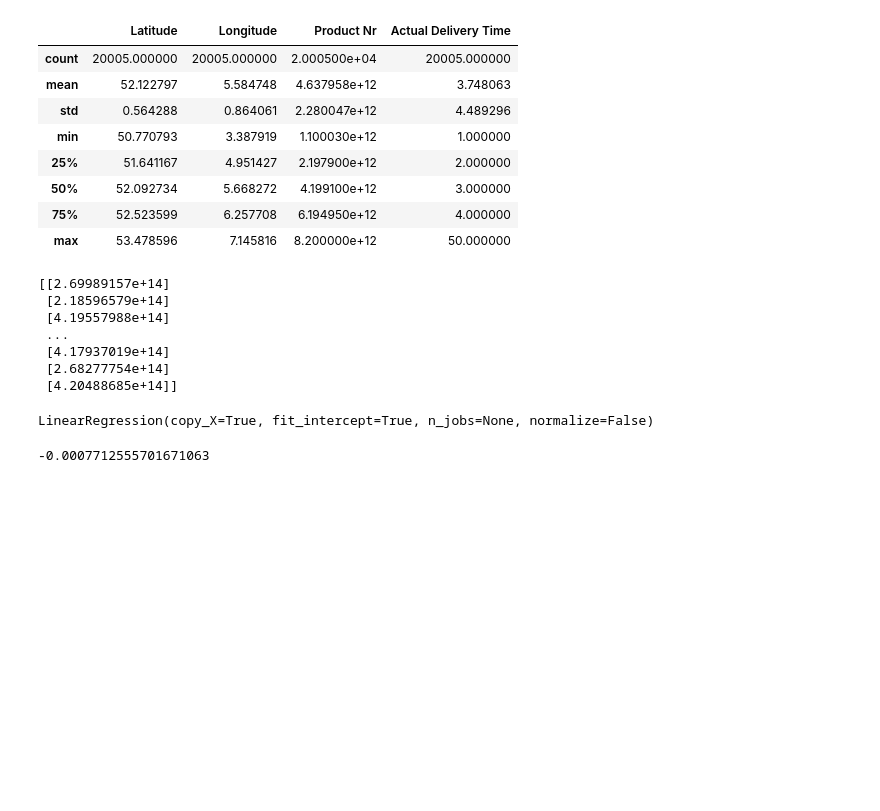
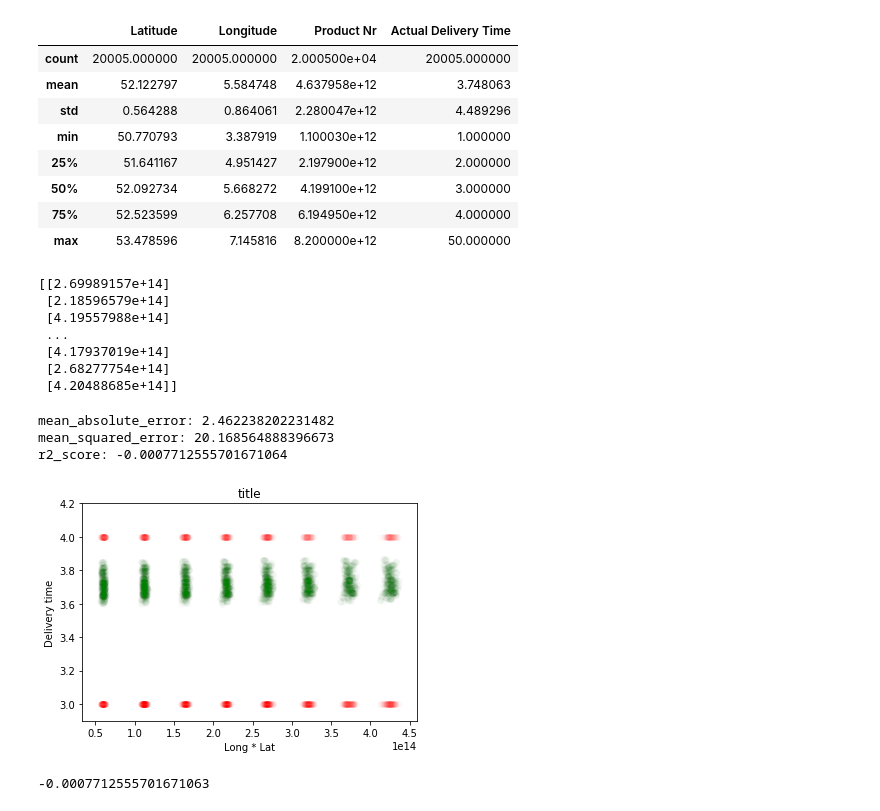
Before and after one commit to Niek-Fontys-Projects/ADS-Project, a Jupyter notebook: Algorithm/DeliveryTimePrediction.ipynb, the cells around one changed output. Drawn from its saved outputs; the diff is of its cells as text; code cells hidden in the pictures; blank space fills up the shorter version.

Commit message:
eval linreg

```diff
--- a/Algorithm/DeliveryTimePrediction.ipynb
+++ b/Algorithm/DeliveryTimePrediction.ipynb
@@ -47,13 +47,34 @@ print(x_p)
  [4.17937019e+14]
  [2.68277754e+14]
  [4.20488685e+14]]
-# %%
-# Fitting Linear Regression to the dataset
-from sklearn.linear_model import LinearRegression
-regressor = LinearRegression()
-regressor.fit(x_train, y_train)
-# %% [output]
-LinearRegression(copy_X=True, fit_intercept=True, n_jobs=None, normalize=False)
+# %%
+# Fitting Linear Regression to the dataset
+import matplotlib.pyplot as plt
+from sklearn.metrics import mean_absolute_error
+from sklearn.metrics import mean_squared_error
+from sklearn.metrics import r2_score
+from sklearn.tree import export_graphviz
+from IPython.display import Image
+from subprocess import call
+from sklearn.linear_model import LinearRegression
+regressor = LinearRegression()
+regressor.fit(x_train, y_train)
+linreg = regressor.predict(x_test)
+print("mean_absolute_error: " + str(mean_absolute_error(y_test, linreg)))
+print("mean_squared_error: " + str(mean_squared_error(y_test, linreg)))
+print("r2_score: " + str(r2_score(y_test, linreg)))
+plt.scatter(x_p, y_test, color="red", alpha=0.01)
+plt.scatter(x_p, linreg, color="green", alpha=0.01)
+plt.ylim(2.9, 4.2)
+plt.title("title")
+plt.xlabel("Long * Lat")
+plt.ylabel("Delivery time")
+plt.show()
+# %% [output]
+mean_absolute_error: 2.462238202231482
+mean_squared_error: 20.168564888396673
+r2_score: -0.0007712555701671064
+[figure, added]
 # %%
 y_pred = regressor.predict(x_test)
 # %%
```
Also changed, not shown: parts of 1 cell of this notebook.
